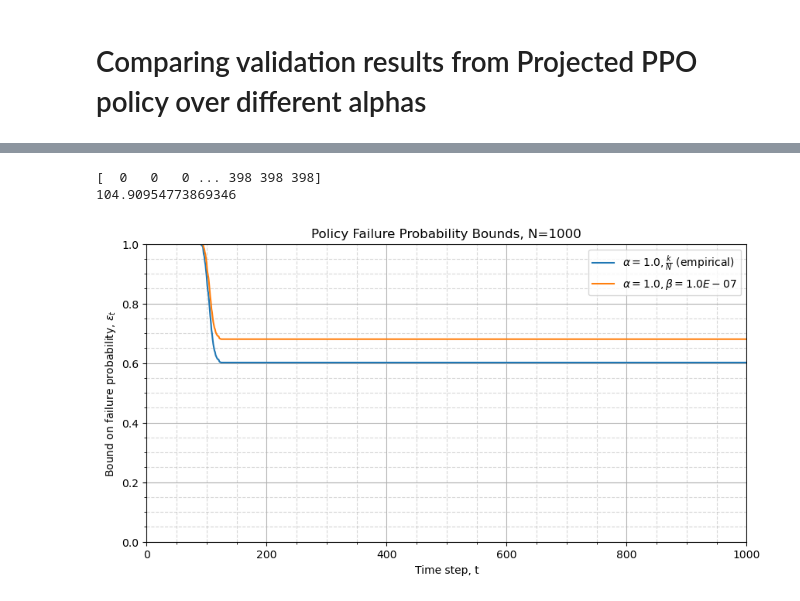
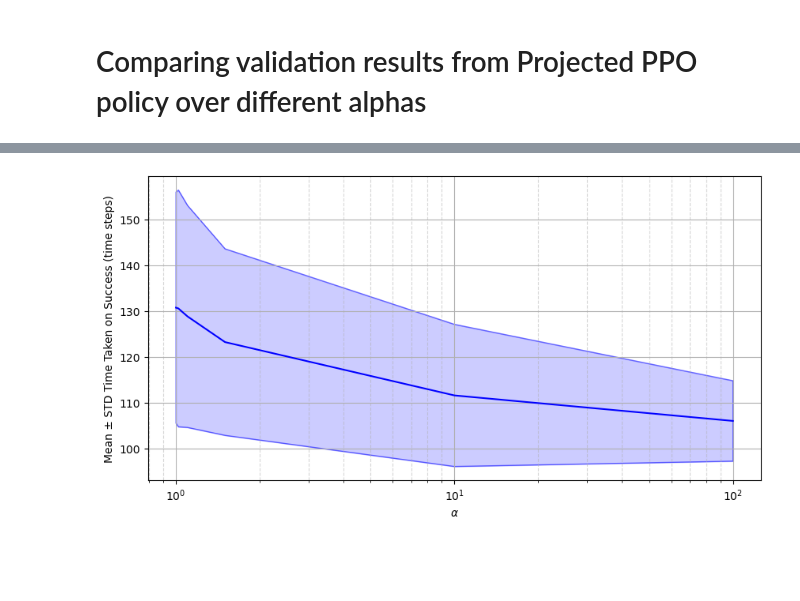
Before and after one commit to JacquesCloete/sport, a Jupyter notebook: notebooks/envs/comparing_validation_over_alphas.ipynb, the cells around one changed output, grey strips where cells are left out. Drawn from its saved outputs; the diff is of its cells as text; code cells hidden in the pictures; blank space fills up the shorter version.

```diff
--- a/notebooks/envs/comparing_validation_over_alphas.ipynb
+++ b/notebooks/envs/comparing_validation_over_alphas.ipynb
@@ -4,0 +13,6 @@ from rl_vcf.validate.utils import load_scenario_database
+# %%
+mean_successful_time_taken = {}
+std_successful_time_taken = {}
+empirical_failure_rate = {}
+posterior_bound_failure_rate = {}
+conf = 0.9999999
@@ -117,14 +297,0 @@ print(alpha_10000_db.get_mean_successful_time_taken())
-# %%
-alpha_task_db = load_scenario_database(
-    "../../src/rl_vcf/outputs/2024-12-20/16-51-57/base_policy_db.pkl"
-)
-fig, ax = alpha_task_db.plot_epsilons(
-    plot_empirical=True,
-    confs=[0.9999999],
-)
-print(alpha_task_db.get_num_successes())
-print(alpha_task_db.get_mean_successful_time_taken())
-# %% [output]
-[  0   0   0 ... 398 398 398]
-104.90954773869346
-[figure, removed]
@@ -130,0 +306,7 @@ print(alpha_task_db.get_mean_successful_time_taken())
+# %%
+fig, ax = plot_mean_std_time_taken(
+    mean_successful_time_taken=mean_successful_time_taken,
+    std_successful_time_taken=std_successful_time_taken,
+)
+# %% [output]
+[figure, added]
```
Also changed, not shown: parts of 19 cells of this notebook, 10 other files.
